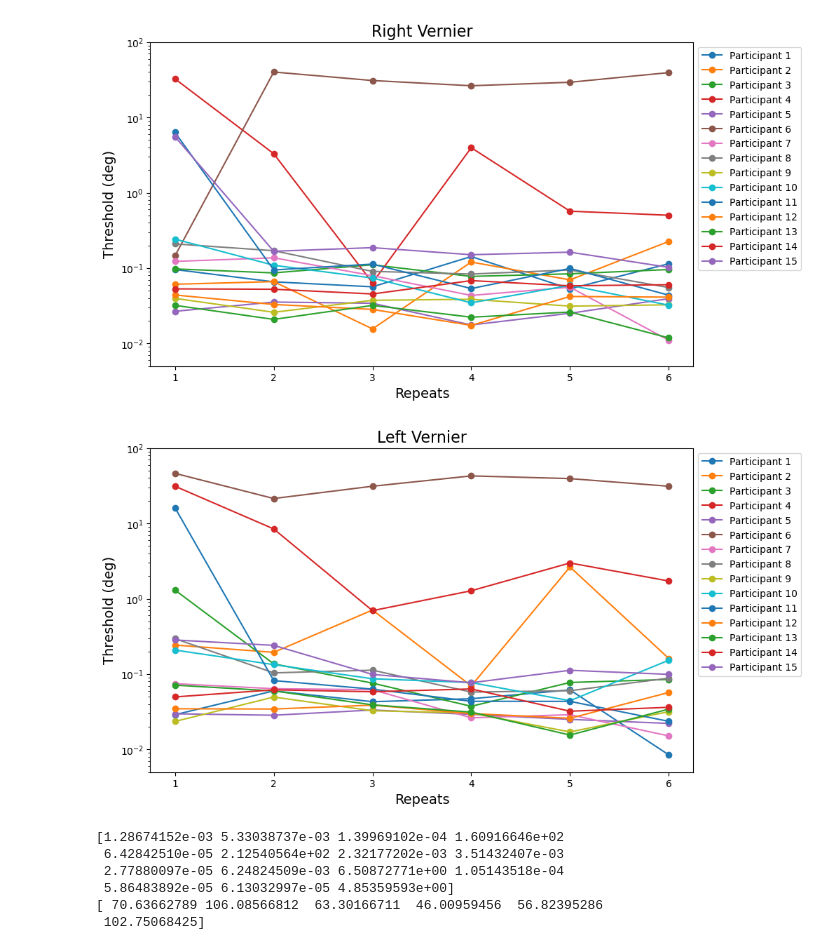
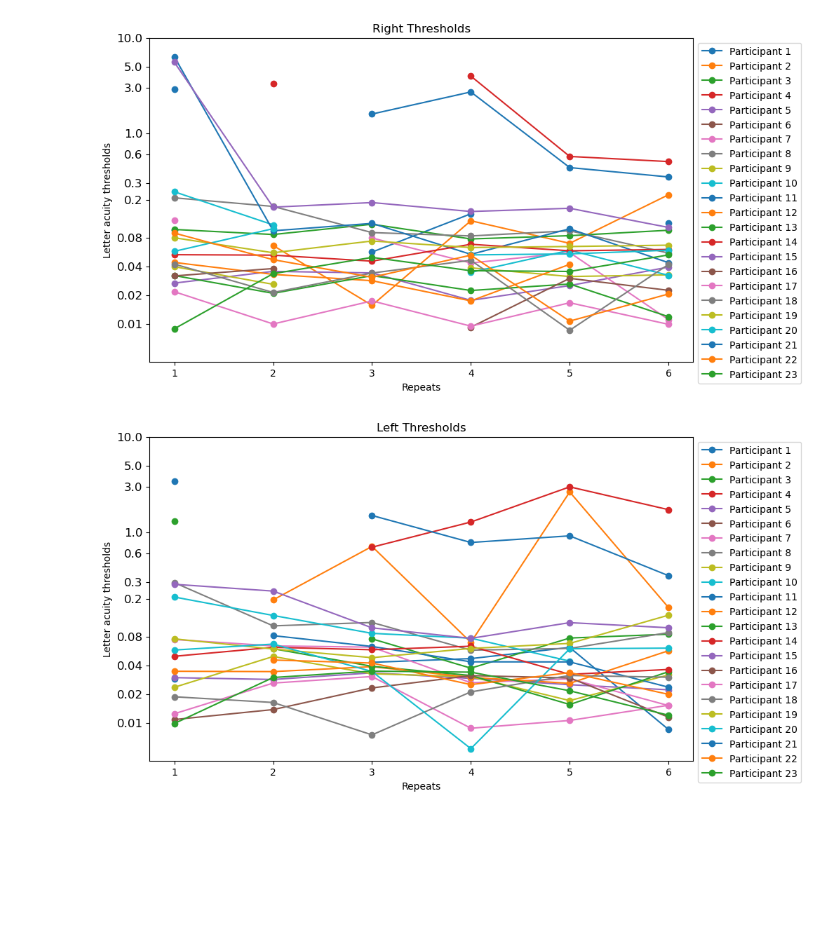
Before and after one commit to fh986/crowding-individual-difference, a Jupyter notebook: Variance_Vernier_Acuity.ipynb, the cells around one changed output. Saved outputs shown, nothing was run; the diff lists cells and outputs as text; code cells hidden in the pictures; blank space fills up the shorter version.

Commit message:
Updated scatterplots

```diff
--- a/Variance_Vernier_Acuity.ipynb
+++ b/Variance_Vernier_Acuity.ipynb
@@ -79,0 +143,5 @@ for subj in range(numSubj):
+# %%
+block_start = 2
+numRepeats = 6
+block_end = block_start + 2 * numRepeats - 1
+subj_right_effortQ, subj_left_effortQ = getThresholds(dir_effortQ, files_effortQ, block_end, True)
@@ -79,0 +156,9 @@ for subj in range(numSubj):
+# %%
+subj_right_thresholds = np.vstack((subj_right_noQ, subj_right_effortQ))
+subj_left_thresholds = np.vstack((subj_left_noQ, subj_left_effortQ))
+
+print(subj_right_thresholds)
+print(subj_left_thresholds)
+
+print('Right thresholds shape:', subj_right_thresholds.shape)
+print('Left thresholds shape:', subj_left_thresholds.shape)
@@ -80,49 +222,5 @@ for subj in range(numSubj):
 # %%
-# Plot for subj_right_bouma
-repeats = np.arange(1, subj_right.shape[1] + 1)
-
-plt.figure(figsize=(10, 6))
-for i, row in enumerate(subj_right):
-    plt.plot(repeats, row, marker='o', label=f'Participant {i+1}')
-plt.title('Right Vernier', fontsize = 16)
-plt.xlabel('Repeats', fontsize = 14)
-plt.ylabel('Threshold (deg)', fontsize = 14)
-# plt.legend()
-plt.yscale('log')
-plt.ylim([0.005,100])
-plt.legend(loc='upper left', bbox_to_anchor=(1, 1))
-
-plt.show()
-
-# Plot for subj_left_bouma
-plt.figure(figsize=(10, 6))
-for i, row in enumerate(subj_left):
-    plt.plot(repeats, row, marker='o', label=f'Participant {i+1}')
-plt.title('Left Vernier', fontsize = 16)
-plt.xlabel('Repeats', fontsize = 14)
-plt.ylabel('Threshold (deg)', fontsize = 14)
-# plt.legend()
-plt.yscale('log')
-plt.ylim([0.005,100])
-plt.legend(loc='upper left', bbox_to_anchor=(1, 1))
-
-plt.show()
+plot_RL_thresholds(subj_left_thresholds, subj_right_thresholds)
 # %% [output]
-[figure, old version]
+[figure, new version]
-[figure, old version]
+[figure, new version]
-# %%
-# 1. Variance within individuals: Variance across the 6 runs for each participant
-within_individual_variance = np.var(subj_right, axis=1, ddof=1)
-
-# 2. Variance across individuals: Variance across 4 participants for each run
-across_individuals_variance = np.var(subj_right, axis=0, ddof=1)
-
-print(within_individual_variance)
-print(across_individuals_variance)
-# %% [output]
-[1.28674152e-03 5.33038737e-03 1.39969102e-04 1.60916646e+02
- 6.42842510e-05 2.12540564e+02 2.32177202e-03 3.51432407e-03
- 2.77880097e-05 6.24824509e-03 6.50872771e+00 1.05143518e-04
- 5.86483892e-05 6.13032997e-05 4.85359593e+00]
-[ 70.63662789 106.08566812  63.30166711  46.00959456  56.82395286
- 102.75068425]
```
Also changed, not shown: parts of 14 cells of this notebook, 1 other file.
